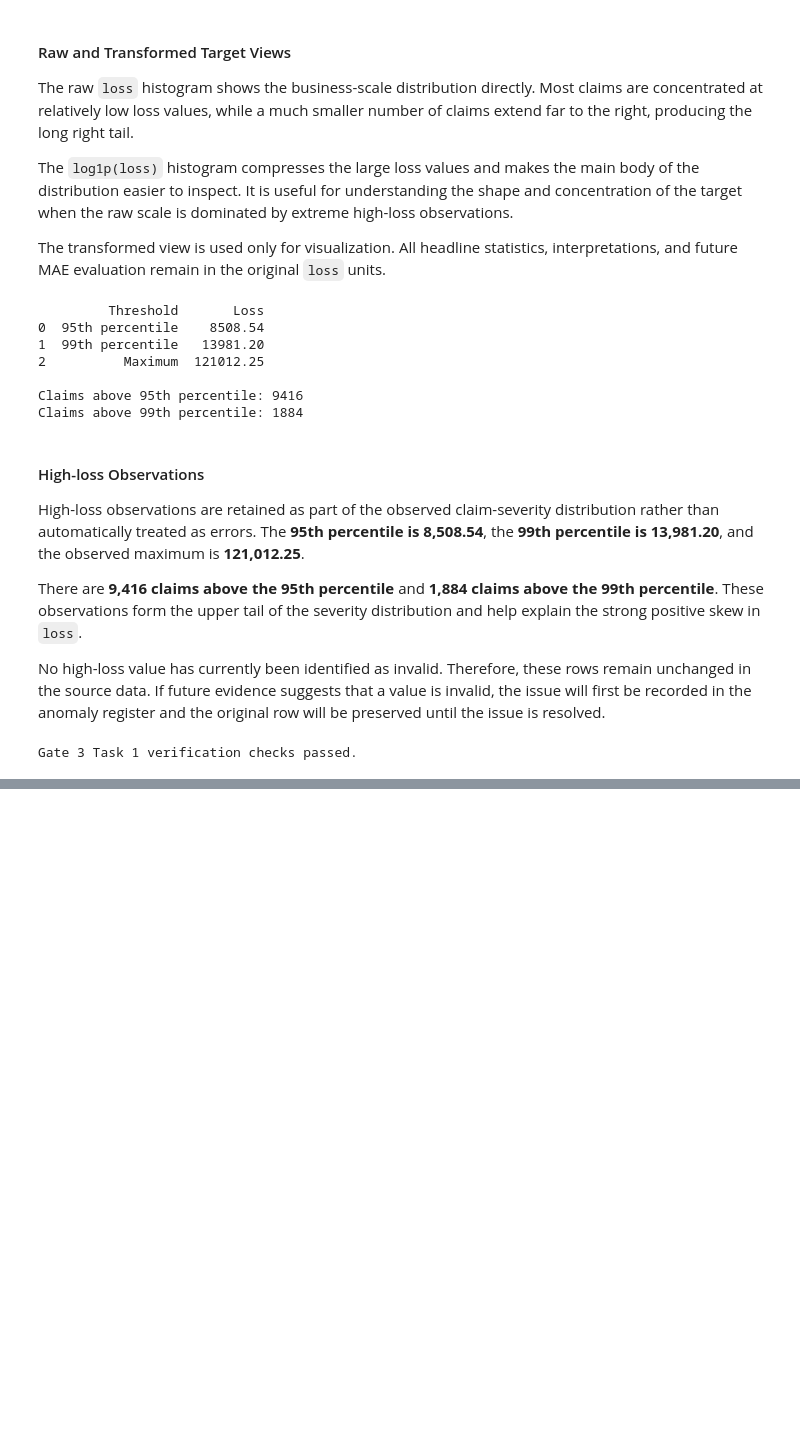
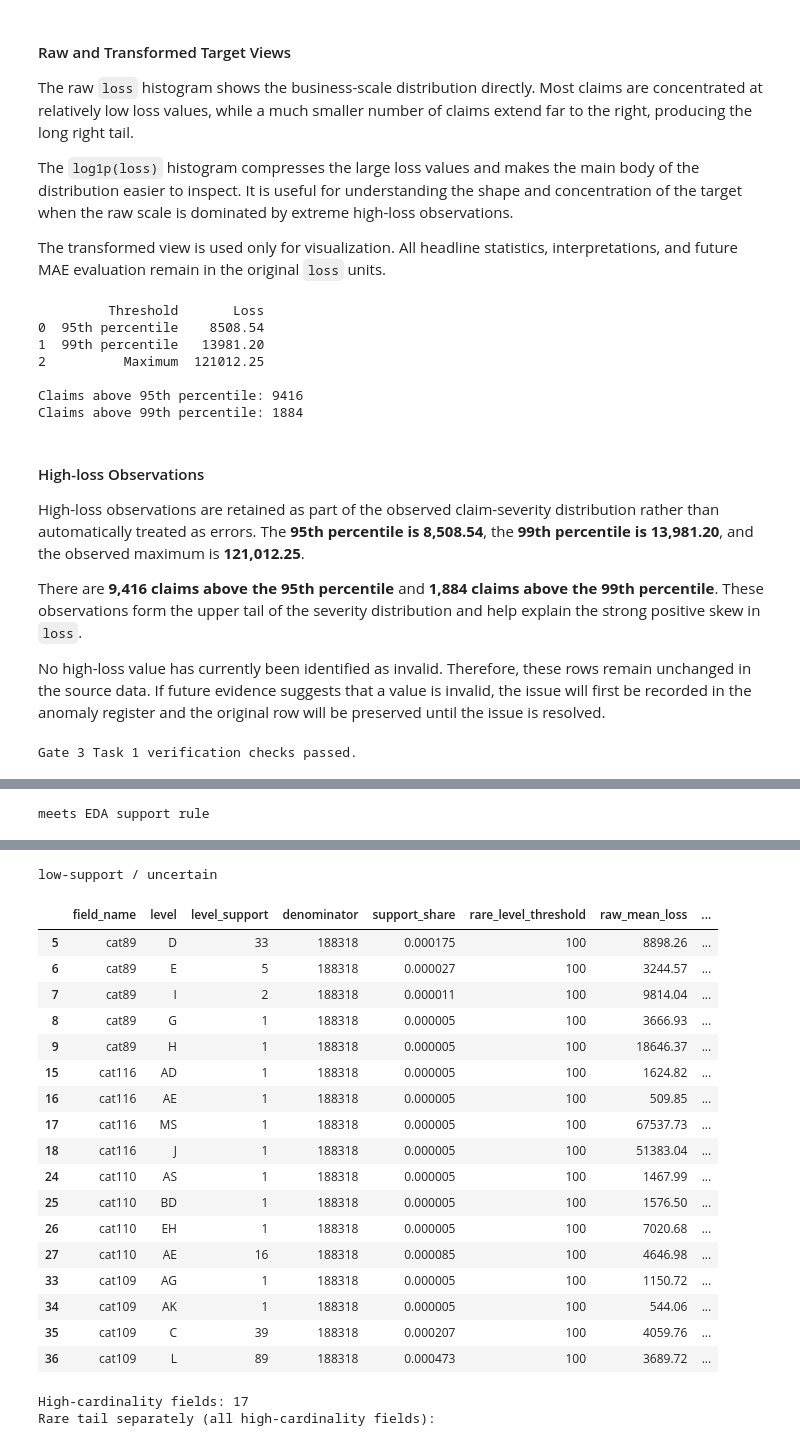
Before and after one commit to Break-Through-Tech/Allstate-1C-predicting-auto-claims-severity, a Jupyter notebook: notebooks/data-understanding.ipynb, the cells around one changed output, grey strips where cells are left out. Cells and saved outputs as stored; diff of their text form; code cells hidden in the pictures; blank space fills up the shorter version.

Commit message:
Complete categorical evidence and verification

```diff
--- a/notebooks/data-understanding.ipynb
+++ b/notebooks/data-understanding.ipynb
@@ -1082,0 +1375,48 @@ Gate 3 Task 1 reproduced and reviewed the Gate 1 data-quality evidence and the G
+# %%
+supported = levels.loc[~levels['rare_level_flag']]
+low_fields = inv.loc[inv['cardinality_group'].eq('low'), 'column_name']
+low_ranges = supported.loc[supported['field_name'].isin(low_fields)].groupby('field_name')['raw_median_loss'].agg(['min', 'max', 'count'])
+low_ranges['median_range'] = low_ranges['max'] - low_ranges['min']
+selected_low = low_ranges.loc[low_ranges['count'].ge(2)].sort_values('median_range', ascending=False).head(2).index.tolist()
+high_inventory = inv.loc[inv['cardinality_group'].eq('high')].sort_values('cardinality', ascending=False)
+selected_high = high_inventory.head(3)['column_name'].tolist()
+
+target_parts = []
+for field in selected_low:
+    part = levels.loc[levels['field_name'].eq(field)].sort_values('level_support', ascending=False).copy()
+    part['selection'] = 'low-cardinality observed median-range example'
+    target_parts.append(part)
+for field in selected_high:
+    field_levels = levels.loc[levels['field_name'].eq(field)]
+    part = field_levels.loc[~field_levels['rare_level_flag']].sort_values('level_support', ascending=False).head(5).copy()
+    part['selection'] = 'high-cardinality leading supported levels'
+    target_parts.append(part)
+    tail = field_levels.loc[field_levels['rare_level_flag']]
+    part = pd.concat([tail.sort_values(['level_support', 'level']).head(2),
+                      tail.sort_values('raw_mean_loss', ascending=False).head(2)]).drop_duplicates(['field_name', 'level']).copy()
+    part['selection'] = 'high-cardinality rare-tail example'
+    target_parts.append(part)
+target_evidence = pd.concat(target_parts, ignore_index=True)
+target_evidence['support_class'] = np.where(target_evidence['rare_level_flag'], 'low-support / uncertain', 'meets EDA support rule')
+target_evidence = target_evidence[support_columns + raw_columns + ['support_class', 'selection']]
+for classification, part in target_evidence.groupby('support_class', sort=False):
+    print(classification)
+    display(part.drop(columns='selection').round({'support_share': 6, **{c: 2 for c in raw_columns}}))
+
+high_rows = []
+for field in high_inventory['column_name']:
+    group = levels.loc[levels['field_name'].eq(field)]
+    rare = group.loc[group['rare_level_flag']]
+    high_rows.append({'feature': field, 'cardinality': int(cardinality[field]),
+                     'supported_level_count': int((~group['rare_level_flag']).sum()),
+                     'rare_level_count': len(rare),
+                     'rare_observation_count': int(rare['level_support'].sum()),
+                     'denominator': int(denominators[field]),
+                     'rare_observation_share': rare['level_support'].sum() / denominators[field],
+                     'rare_level_threshold': rare_level_threshold})
+high_summary = pd.DataFrame(high_rows)
+print('High-cardinality fields:', len(high_summary))
+print('Rare tail separately (all high-cardinality fields):')
+display(high_summary)
+# %% [output]
+meets EDA support rule
@@ -1082,0 +1440,21 @@ Gate 3 Task 1 reproduced and reviewed the Gate 1 data-quality evidence and the G
+low-support / uncertain
+|  | field_name | level | level_support | denominator | support_share | rare_level_threshold | raw_mean_loss | ... |
+| 5 | cat89 | D | 33 | 188318 | 0.000175 | 100 | 8898.26 | ... |
+| 6 | cat89 | E | 5 | 188318 | 0.000027 | 100 | 3244.57 | ... |
+| 7 | cat89 | I | 2 | 188318 | 0.000011 | 100 | 9814.04 | ... |
+| 8 | cat89 | G | 1 | 188318 | 0.000005 | 100 | 3666.93 | ... |
+| 9 | cat89 | H | 1 | 188318 | 0.000005 | 100 | 18646.37 | ... |
+| 15 | cat116 | AD | 1 | 188318 | 0.000005 | 100 | 1624.82 | ... |
+| 16 | cat116 | AE | 1 | 188318 | 0.000005 | 100 | 509.85 | ... |
+| 17 | cat116 | MS | 1 | 188318 | 0.000005 | 100 | 67537.73 | ... |
+| 18 | cat116 | J | 1 | 188318 | 0.000005 | 100 | 51383.04 | ... |
+| 24 | cat110 | AS | 1 | 188318 | 0.000005 | 100 | 1467.99 | ... |
+| 25 | cat110 | BD | 1 | 188318 | 0.000005 | 100 | 1576.50 | ... |
+| 26 | cat110 | EH | 1 | 188318 | 0.000005 | 100 | 7020.68 | ... |
+| 27 | cat110 | AE | 16 | 188318 | 0.000085 | 100 | 4646.98 | ... |
+| 33 | cat109 | AG | 1 | 188318 | 0.000005 | 100 | 1150.72 | ... |
+| 34 | cat109 | AK | 1 | 188318 | 0.000005 | 100 | 544.06 | ... |
+| 35 | cat109 | C | 39 | 188318 | 0.000207 | 100 | 4059.76 | ... |
+| 36 | cat109 | L | 89 | 188318 | 0.000473 | 100 | 3689.72 | ... |
+High-cardinality fields: 17
+Rare tail separately (all high-cardinality fields):
```
Also changed, not shown: parts of 21 cells of this notebook, 9 other files.
